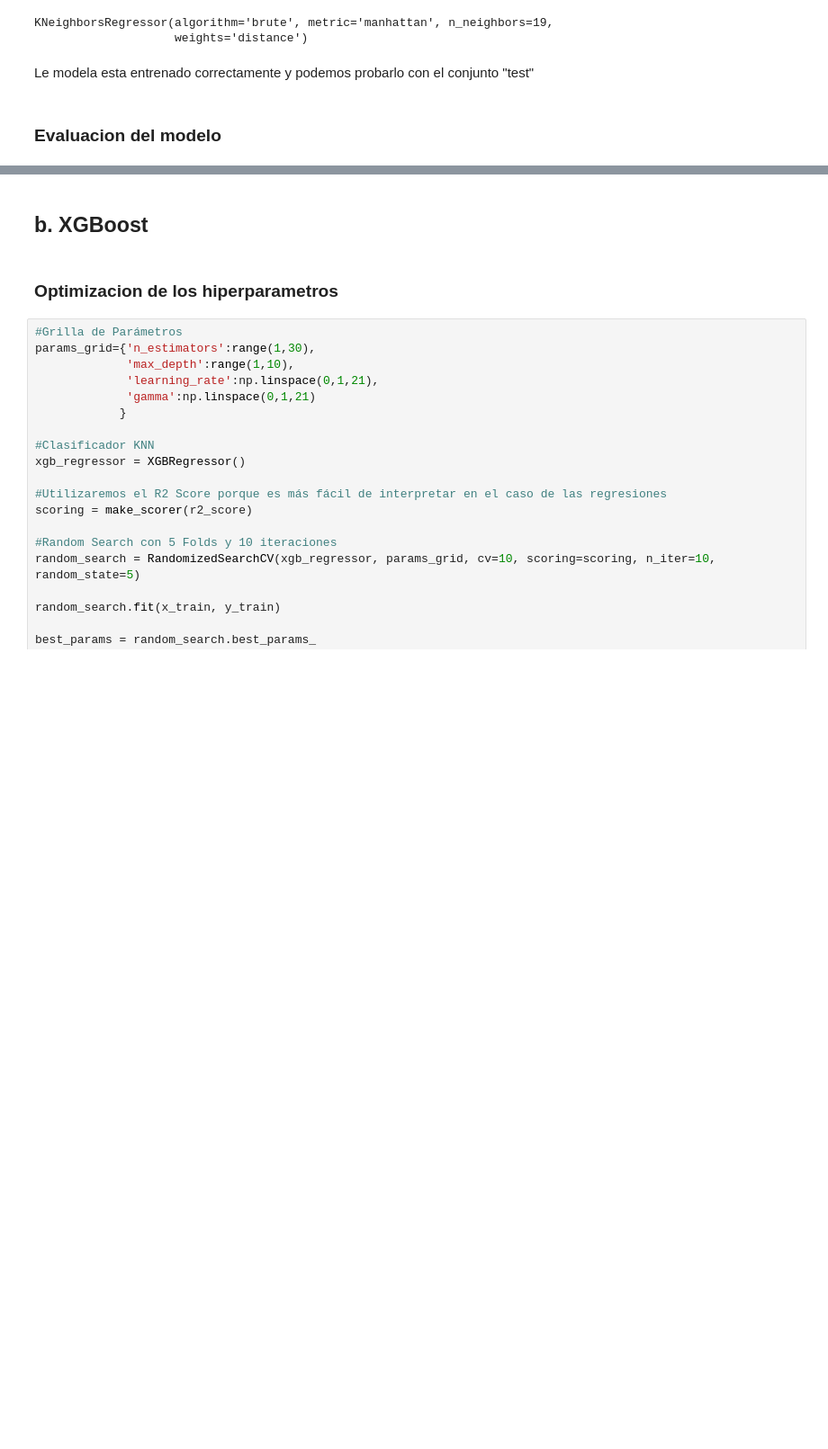
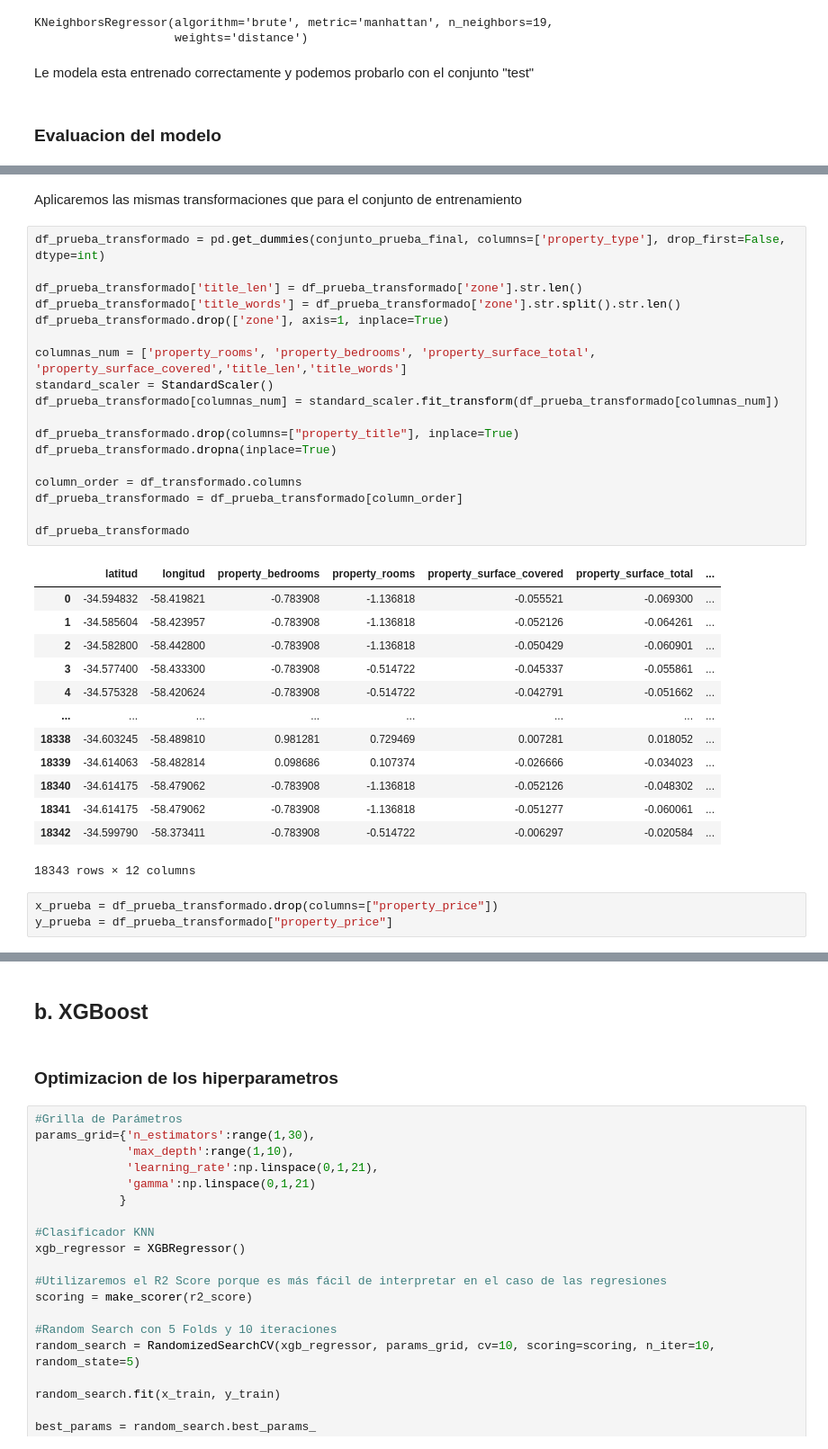
Before and after one commit to AlanRichmond/7506R-1C2024-GRUPO10, a Jupyter notebook: 7506R_TP1_GRUPO10_ENTREGA_N4.ipynb, the cells around one changed output, grey strips where cells are left out. Shown at 90% size. Saved outputs shown, nothing was run; the diff lists cells and outputs as text; blank space fills up the shorter version.

```diff
--- a/7506R_TP1_GRUPO10_ENTREGA_N4.ipynb
+++ b/7506R_TP1_GRUPO10_ENTREGA_N4.ipynb
@@ -158,0 +161,37 @@ conjunto_test
+# %% [markdown]
+Aplicaremos las mismas transformaciones que para el conjunto de entrenamiento
+# %%
+df_prueba_transformado = pd.get_dummies(conjunto_prueba_final, columns=['property_type'], drop_first=False, dtype=int)
+
+df_prueba_transformado['title_len'] = df_prueba_transformado['zone'].str.len()
+df_prueba_transformado['title_words'] = df_prueba_transformado['zone'].str.split().str.len()
+df_prueba_transformado.drop(['zone'], axis=1, inplace=True)
+
+columnas_num = ['property_rooms', 'property_bedrooms', 'property_surface_total', 'property_surface_covered','title_len','title_words']
+standard_scaler = StandardScaler()
+df_prueba_transformado[columnas_num] = standard_scaler.fit_transform(df_prueba_transformado[columnas_num])
+
+df_prueba_transformado.drop(columns=["property_title"], inplace=True)
+df_prueba_transformado.dropna(inplace=True)
+
+column_order = df_transformado.columns
+df_prueba_transformado = df_prueba_transformado[column_order]
+
+df_prueba_transformado
+# %% [output]
+|  | latitud | longitud | property_bedrooms | property_rooms | property_surface_covered | property_surface_total | ... |
+| 0 | -34.594832 | -58.419821 | -0.783908 | -1.136818 | -0.055521 | -0.069300 | ... |
+| 1 | -34.585604 | -58.423957 | -0.783908 | -1.136818 | -0.052126 | -0.064261 | ... |
+| 2 | -34.582800 | -58.442800 | -0.783908 | -1.136818 | -0.050429 | -0.060901 | ... |
+| 3 | -34.577400 | -58.433300 | -0.783908 | -0.514722 | -0.045337 | -0.055861 | ... |
+| 4 | -34.575328 | -58.420624 | -0.783908 | -0.514722 | -0.042791 | -0.051662 | ... |
+| ... | ... | ... | ... | ... | ... | ... | ... |
+| 18338 | -34.603245 | -58.489810 | 0.981281 | 0.729469 | 0.007281 | 0.018052 | ... |
+| 18339 | -34.614063 | -58.482814 | 0.098686 | 0.107374 | -0.026666 | -0.034023 | ... |
+| 18340 | -34.614175 | -58.479062 | -0.783908 | -1.136818 | -0.052126 | -0.048302 | ... |
+| 18341 | -34.614175 | -58.479062 | -0.783908 | -1.136818 | -0.051277 | -0.060061 | ... |
+| 18342 | -34.599790 | -58.373411 | -0.783908 | -0.514722 | -0.006297 | -0.020584 | ... |
+18343 rows × 12 columns
+# %%
+x_prueba = df_prueba_transformado.drop(columns=["property_price"])
+y_prueba = df_prueba_transformado["property_price"]
```
Also changed, not shown: parts of 8 cells of this notebook.
